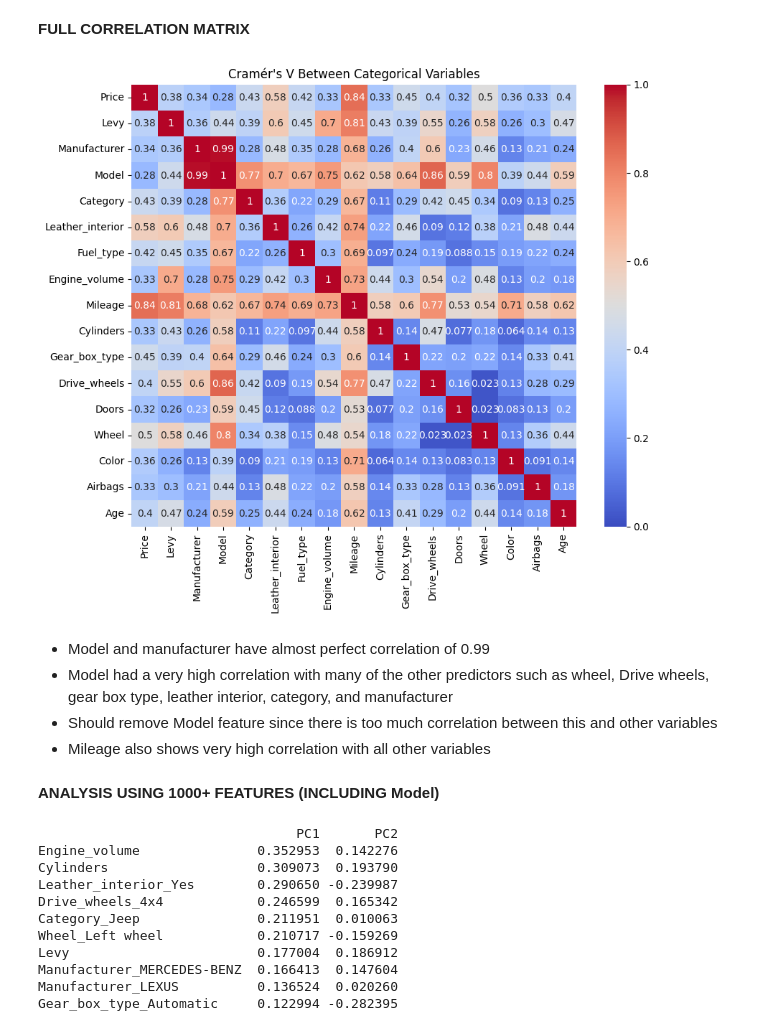
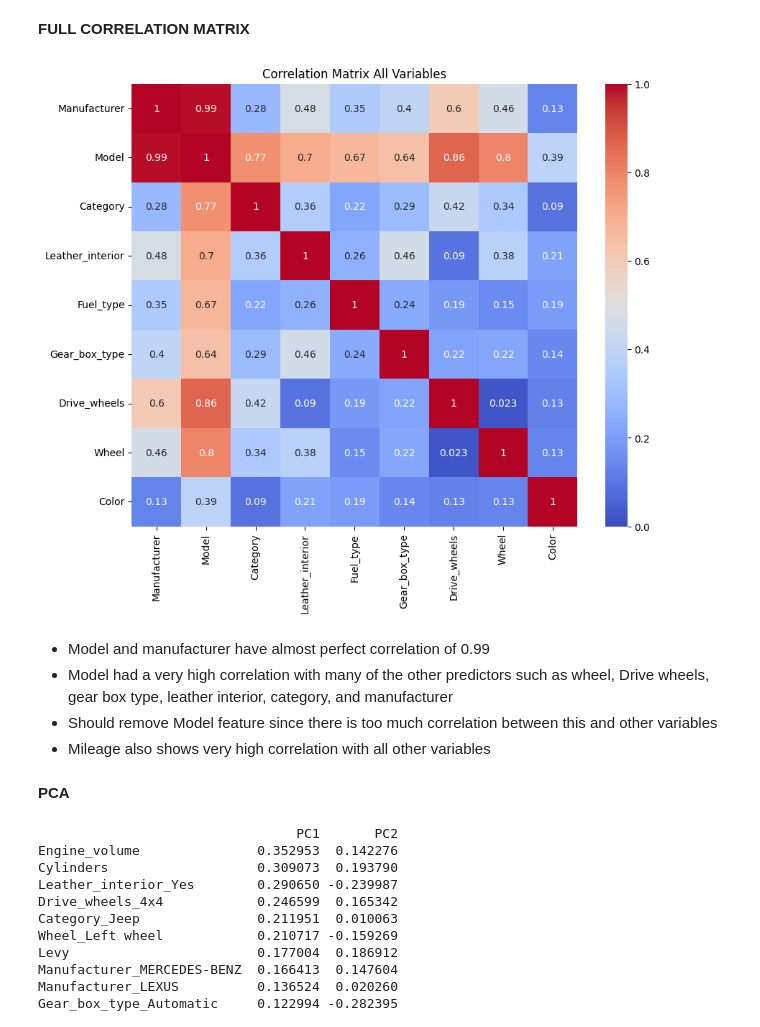
Before and after one commit to Karish-Gupta/DS502-Project, a Jupyter notebook: EDA.ipynb, the cells around one changed output. Saved outputs shown, nothing was run; the diff lists cells and outputs as text; code cells hidden in the pictures.

```diff
--- a/EDA.ipynb
+++ b/EDA.ipynb
@@ -319,45 +266,44 @@ def cramers_v(x, y):
     phi2 = chi2 / n
     r, k = confusion_matrix.shape
     return np.sqrt(phi2 / min(k - 1, r - 1))
 
 categorical_cols = [
     'Manufacturer', 'Model', 'Category', 'Leather_interior', 'Fuel_type',
     'Gear_box_type', 'Drive_wheels', 'Wheel', 'Color'
 ]
 
-all_columns = processed_data.columns
 
-cramers_results = pd.DataFrame(index=all_columns, columns=all_columns)
+cramers_results = pd.DataFrame(index=categorical_cols, columns=categorical_cols)
 
-for feature_1 in all_columns:
-    for feature_2 in all_columns:
+for feature_1 in categorical_cols:
+    for feature_2 in categorical_cols:
         if feature_1 == feature_2:
             cramers_results.loc[feature_1, feature_2] = 1.0
         else:
             try:
                 subset = processed_data[[feature_1, feature_2]].dropna()
                 value = cramers_v(subset[feature_1], subset[feature_2])
                 cramers_results.loc[feature_1, feature_2] = value
             except Exception as e:
                 print(f"Error between {feature_1} and {feature_2}: {e}")
                 cramers_results.loc[feature_1, feature_2] = None
 
 cramers_results = cramers_results.astype(float)
 
 # Plot heatmap
 plt.figure(figsize=(10, 8))
 sns.heatmap(cramers_results, annot=True, cmap="coolwarm", vmin=0, vmax=1)
 plt.title("Correlation Matrix All Variables")
 plt.show()
 # %% [output]
-[figure, old version]
+[figure, new version]
 # %% [markdown]
 - Model and manufacturer have almost perfect correlation of 0.99
 - Model had a very high correlation with many of the other predictors such as wheel, Drive wheels, gear box type, leather interior, category, and manufacturer
 - Should remove Model feature since there is too much correlation between this and other variables
 - Mileage also shows very high correlation with all other variables
-# %% [markdown]
-**ANALYSIS USING 1000+ FEATURES (INCLUDING Model)**
+# %% [markdown]
+**PCA**
 # %%
 # Standardize features using training sample
 X = X_train
```
Also changed, not shown: parts of 14 cells of this notebook, 5 other files.
